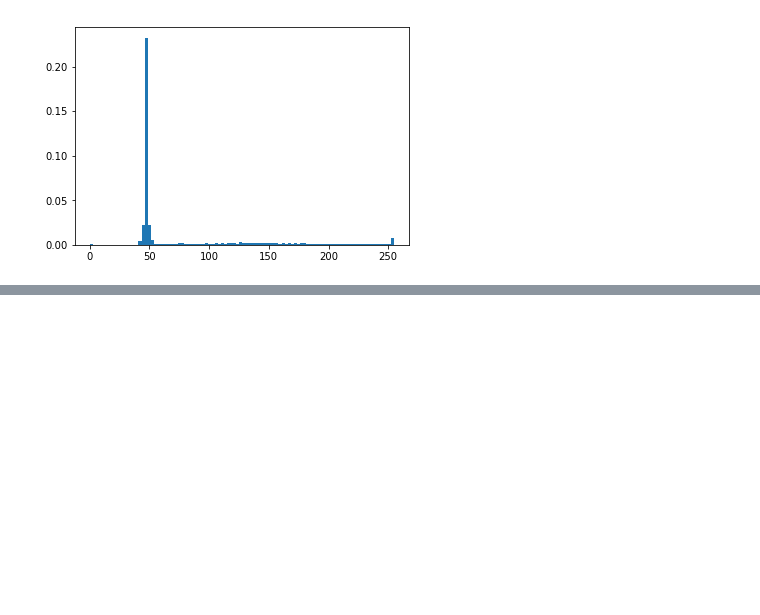
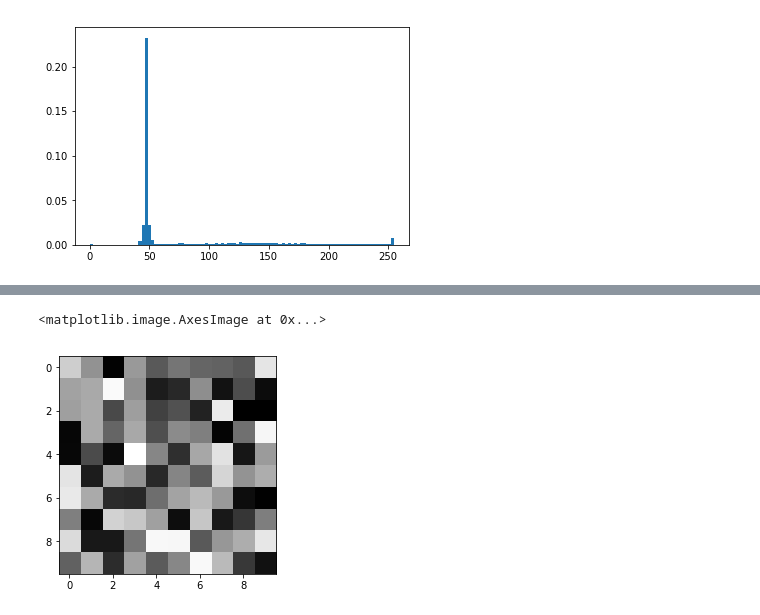
Before and after one commit to stephanieeechang/PythonGameProg, a Jupyter notebook: PythonImage.ipynb, the cells around one changed output, grey strips where cells are left out. Drawn from its saved outputs; the diff is of its cells as text; code cells hidden in the pictures; blank space fills up the shorter version.

```diff
--- a/PythonImage.ipynb
+++ b/PythonImage.ipynb
@@ -50,0 +75,7 @@ n, b, p = plt.hist(prismRed.ravel(), bins=100, range=(0, 1), normed=True)
+# %%
+chess = [[np.random.rand() for i in range(10)] for j in range(10)]
+# (0.6*(i%2==((j+1)%2==0)))
+plt.imshow(chess, cmap='binary')
+# %% [output]
+<matplotlib.image.AxesImage at 0x...>
+[figure, added]
```
Also changed, not shown: parts of 5 cells of this notebook.
